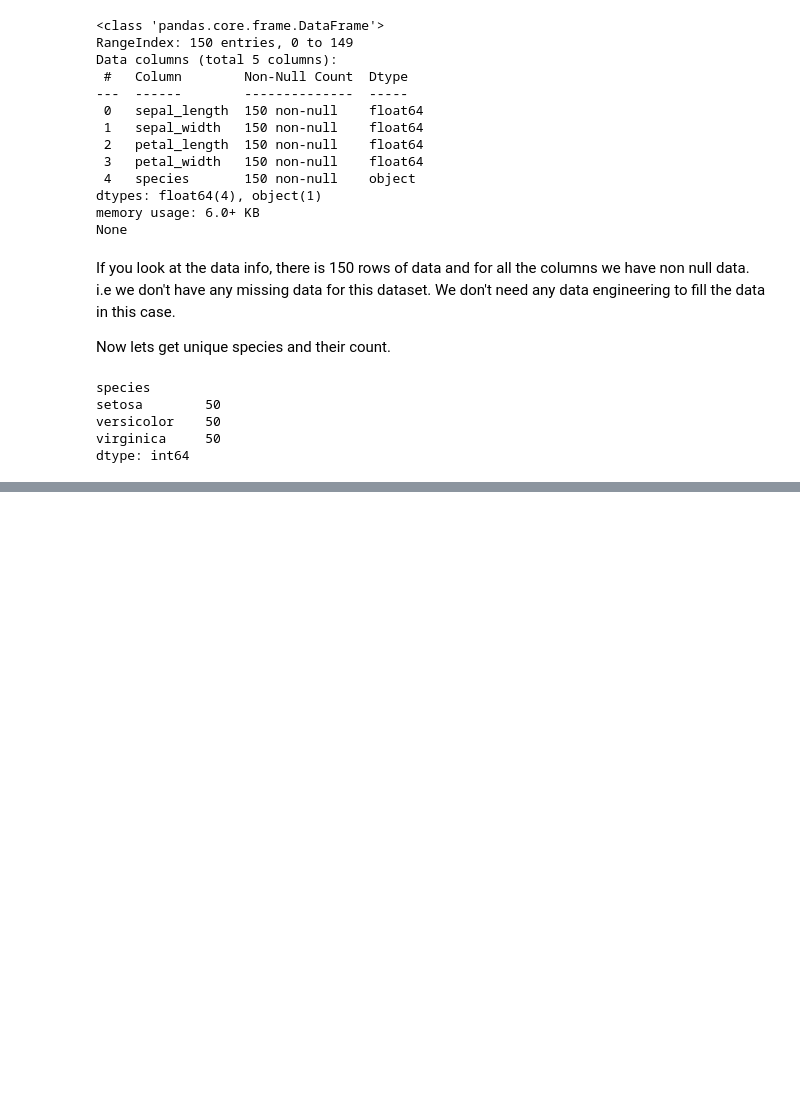
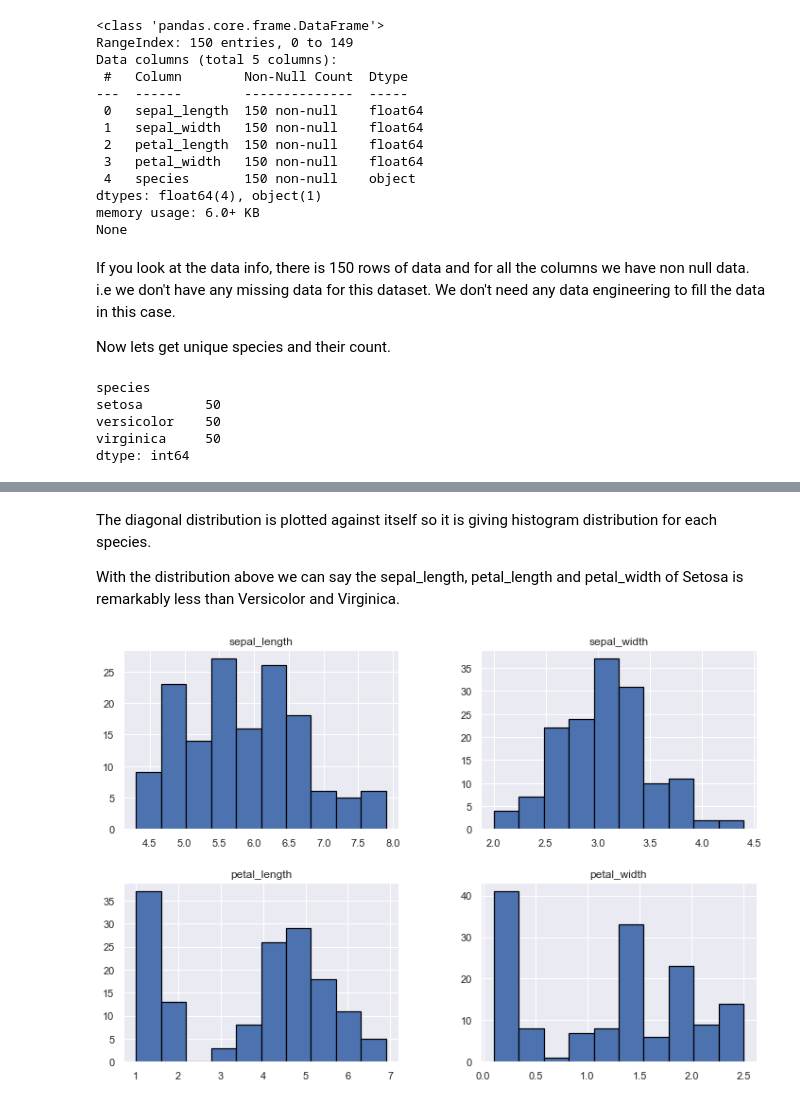
Before and after one commit to nirajramshrestha/MachineLearning, a Jupyter notebook: Iris Project/Iris Project.ipynb, the cells around one changed output, grey strips where cells are left out. Drawn from its saved outputs; the diff is of its cells as text; code cells hidden in the pictures; blank space fills up the shorter version.

```diff
--- a/Iris Project/Iris Project.ipynb
+++ b/Iris Project/Iris Project.ipynb
@@ -132,0 +139,9 @@ dtype: int64
+# %% [markdown]
+The diagonal distribution is plotted against itself so it is giving histogram distribution for each species.
+
+With the distribution above we can say the sepal_length, petal_length and petal_width of Setosa is remarkably less than Versicolor and Virginica.
+# %%
+iris.hist(edgecolor='black', linewidth=1.2, figsize=(12,8));
+plt.show();
+# %% [output]
+[figure, added]
```
Also changed, not shown: parts of 8 cells of this notebook.
